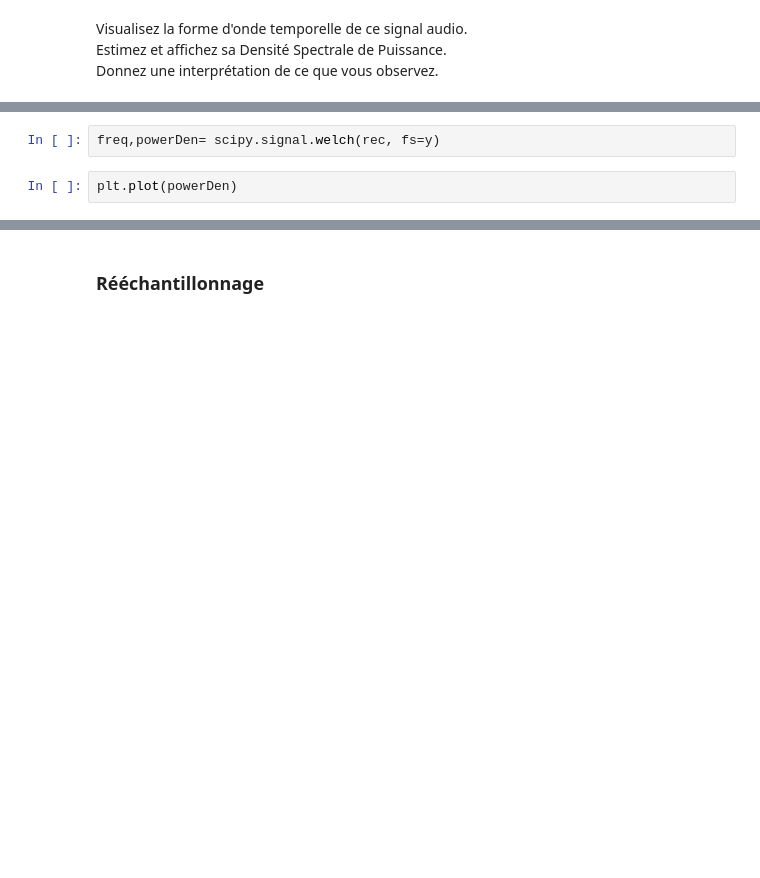
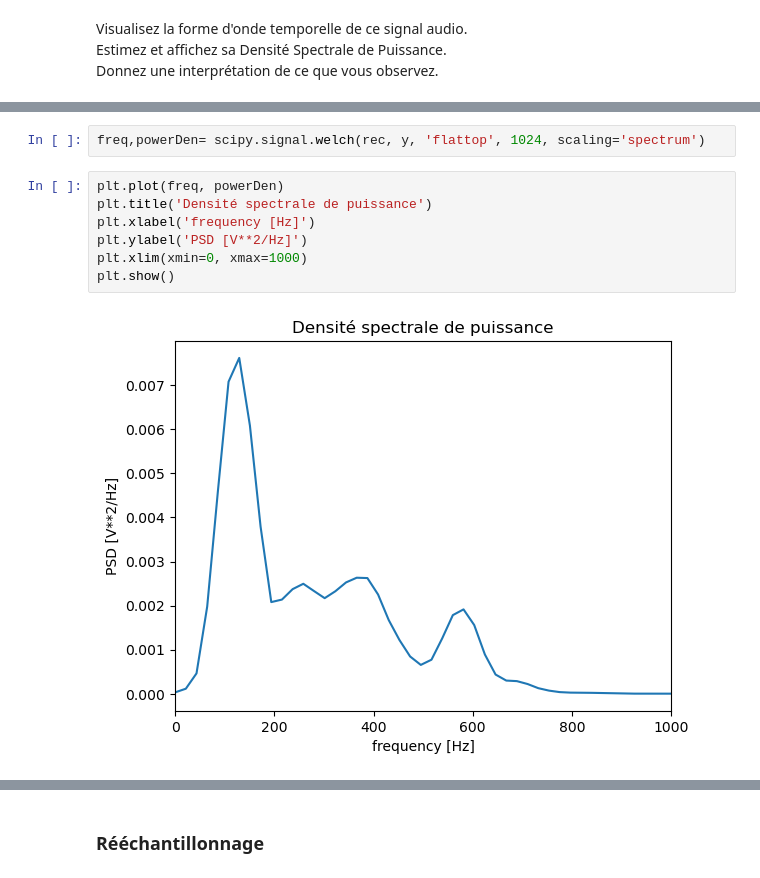
Before and after one commit to ArnaudGardille/Deep-Learning-Signal, a Jupyter notebook: dls_tp1.ipynb, the cells around one changed output, grey strips where cells are left out. Drawn from its saved outputs; the diff is of its cells as text; blank space fills up the shorter version.

```diff
--- a/dls_tp1.ipynb
+++ b/dls_tp1.ipynb
@@ -39,4 +65,11 @@ Donnez une interprétation de ce que vous observez.
 # %%
-freq,powerDen= scipy.signal.welch(rec, fs=y)
+freq,powerDen= scipy.signal.welch(rec, y, 'flattop', 1024, scaling='spectrum')
-# %%
-plt.plot(powerDen)
+# %%
+plt.plot(freq, powerDen)
+plt.title('Densité spectrale de puissance')
+plt.xlabel('frequency [Hz]')
+plt.ylabel('PSD [V**2/Hz]')
+plt.xlim(xmin=0, xmax=1000)
+plt.show()
+# %% [output]
+[figure, added]
```
Also changed, not shown: parts of 23 cells of this notebook, 5 other files.
